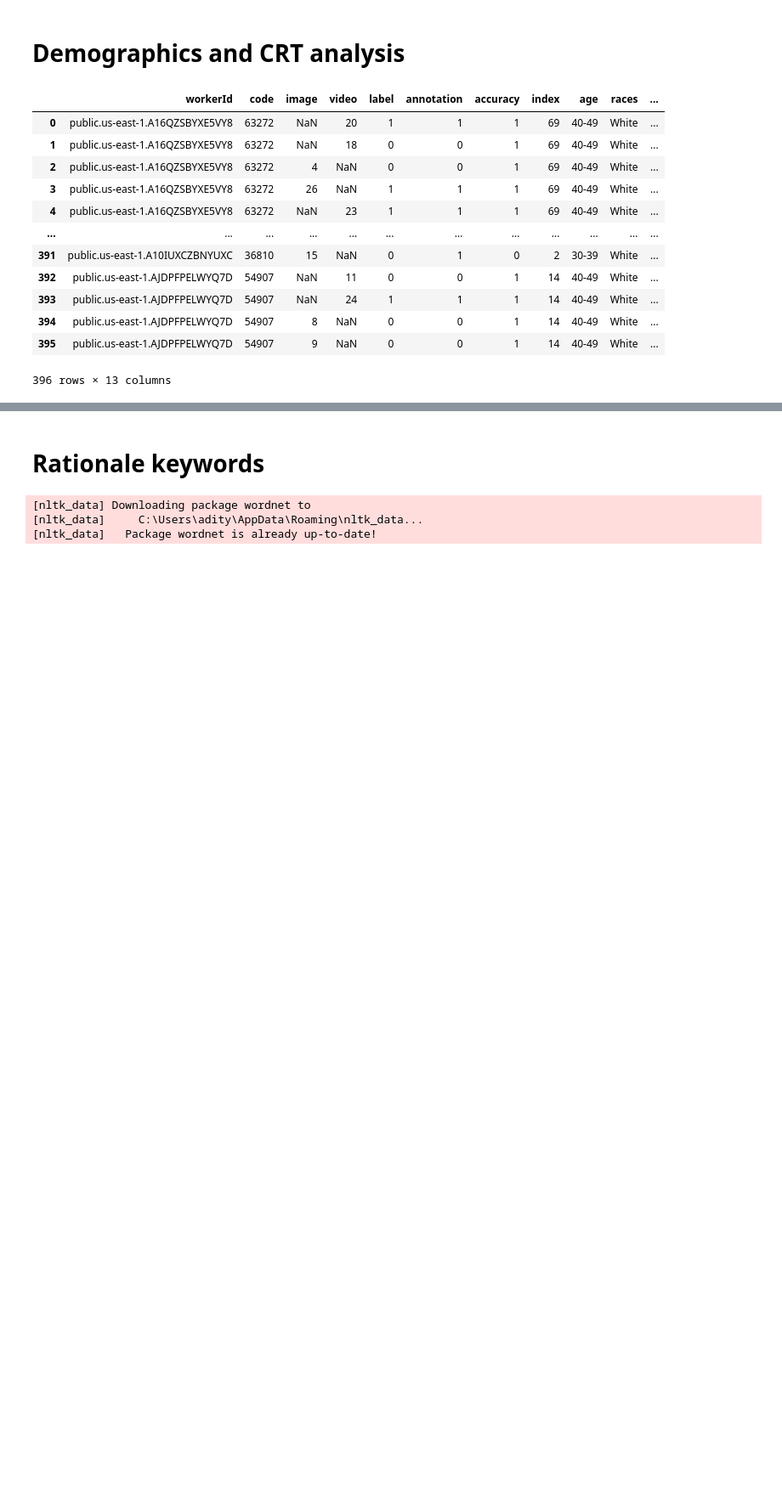
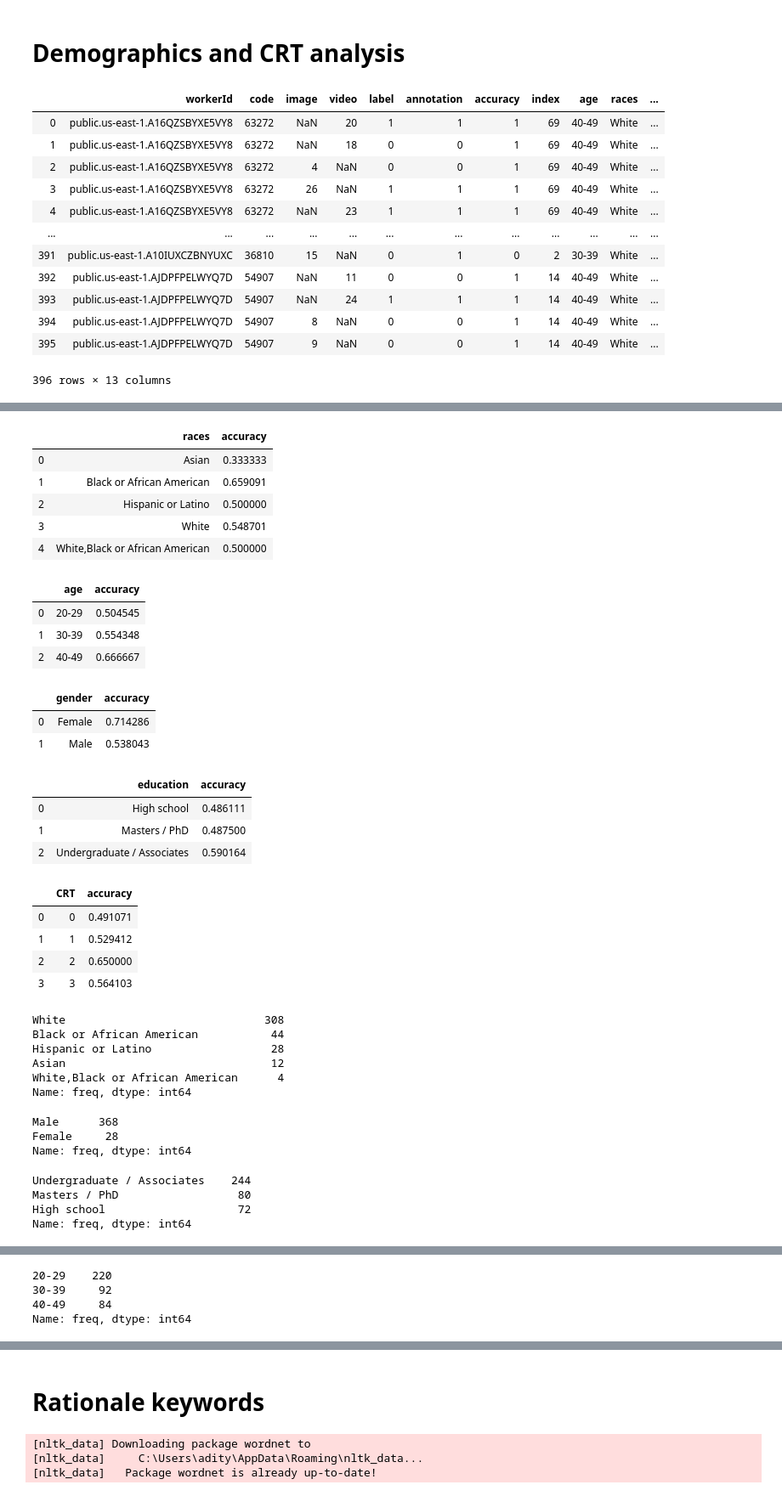
Before and after one commit to suhasdara/Deepfake-Detection, a Jupyter notebook: analysis.ipynb, the cells around one changed output, grey strips where cells are left out. Shown: that part at 85% size. Drawn from its saved outputs; the diff is of its cells as text; code cells hidden in the pictures; blank space fills up the shorter version.

```diff
--- a/analysis.ipynb
+++ b/analysis.ipynb
@@ -406,0 +375,76 @@ display(race), display(age), display(gender), display(education), display(crt)
+# %%
+race = merged.groupby(['races']).agg({'accuracy':'mean'}).reset_index()
+age = merged.groupby(['age']).agg({'accuracy':'mean'}).reset_index()
+gender = merged.groupby(['gender']).agg({'accuracy':'mean'}).reset_index()
+education = merged.groupby(['education']).agg({'accuracy':'mean'}).reset_index()
+crt = merged.groupby(['CRT']).agg({'accuracy':'mean'}).reset_index()
+
+display(race), display(age), display(gender), display(education), display(crt)
+
+
+df1 = pd.DataFrame({'freq': merged["races"]})
+df2 = pd.DataFrame({'freq': merged["gender"]})
+df3 = pd.DataFrame({'freq': merged["education"]})
+df4 = pd.DataFrame({'freq': merged["CRT"]})
+df5 = pd.DataFrame({'freq': merged["age"]})
+df1.groupby('freq', as_index=False).size()
+df2.groupby('freq', as_index=False).size()
+df3.groupby('freq', as_index=False).size()
+df4.groupby('freq', as_index=False).size()
+df5.groupby('freq', as_index=False).size()
+#display(df)
+plt.tight_layout()
+pp1 = df1.freq.value_counts()
+display(pp1)
+pp2 = df2.freq.value_counts()
+display(pp2)
+pp3 = df3.freq.value_counts()
+display(pp3)
+pp4 = df4.freq.value_counts()
+display(pp4)
+pp5 = df5.freq.value_counts()
+display(pp5)
+#pp5.plot.bar(rot=0, title="Number of samples based on age")
+#display(pp5)
+#age.plot(rot = 15, x ='age', y='accuracy', kind = 'bar', title = "Accuracy versus age")
+#plt.show()
+#gender.plot(rot = 15, x ='gender', y='accuracy', kind = 'bar', title = "Accuracy versus gender")
+#plt.show()
+#education.plot(rot = 15, x ='education', y='accuracy', kind = 'bar', title = "Accuracy versus education")
+#crt.plot(rot = 0, x ='CRT', y='accuracy', kind = 'bar', title = "Accuracy versus CRT")
+# %% [output]
+|  | races | accuracy |
+| 0 | Asian | 0.333333 |
+| 1 | Black or African American | 0.659091 |
+| 2 | Hispanic or Latino | 0.500000 |
+| 3 | White | 0.548701 |
+| 4 | White,Black or African American | 0.500000 |
+|  | age | accuracy |
+| 0 | 20-29 | 0.504545 |
+| 1 | 30-39 | 0.554348 |
+| 2 | 40-49 | 0.666667 |
+|  | gender | accuracy |
+| 0 | Female | 0.714286 |
+| 1 | Male | 0.538043 |
+|  | education | accuracy |
+| 0 | High school | 0.486111 |
+| 1 | Masters / PhD | 0.487500 |
+| 2 | Undergraduate / Associates | 0.590164 |
+|  | CRT | accuracy |
+| 0 | 0 | 0.491071 |
+| 1 | 1 | 0.529412 |
+| 2 | 2 | 0.650000 |
+| 3 | 3 | 0.564103 |
+White                              308
+Black or African American           44
+Hispanic or Latino                  28
+Asian                               12
+White,Black or African American      4
+Name: freq, dtype: int64
+Male      368
+Female     28
+Name: freq, dtype: int64
+Undergraduate / Associates    244
+Masters / PhD                  80
+High school                    72
+Name: freq, dtype: int64
@@ -406,0 +456,4 @@ display(race), display(age), display(gender), display(education), display(crt)
+20-29    220
+30-39     92
+40-49     84
+Name: freq, dtype: int64
```
Also changed, not shown: parts of 7 cells of this notebook.
